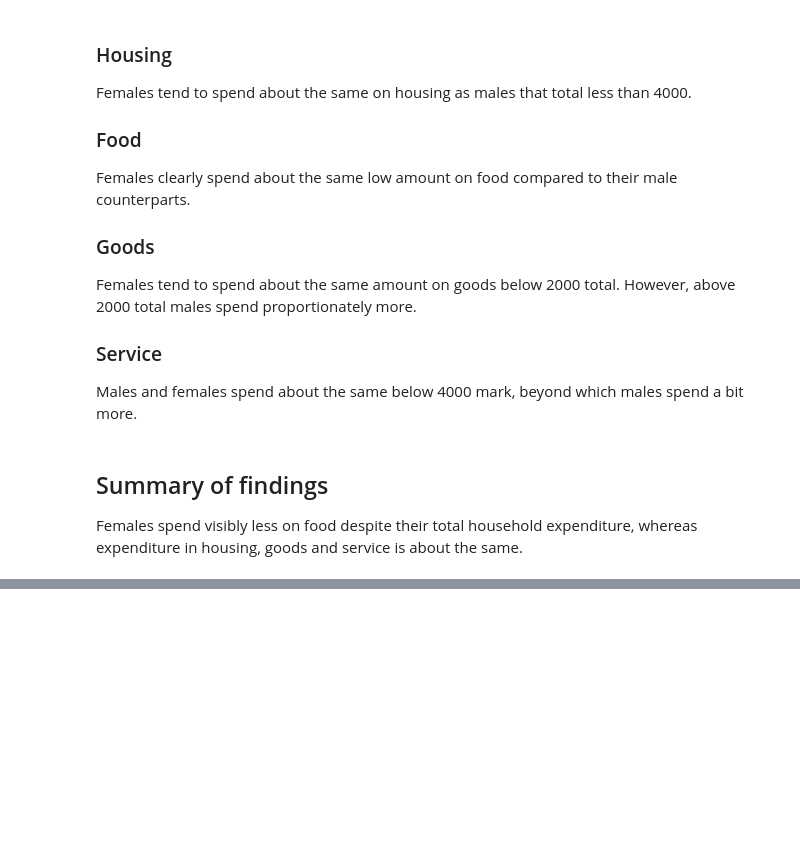
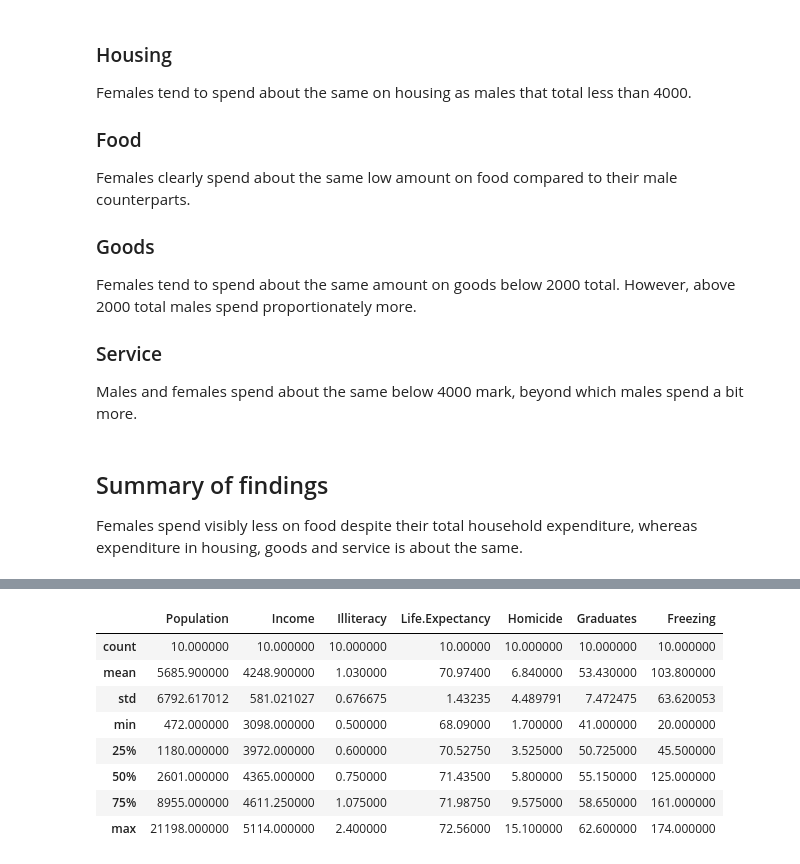
Before and after one commit to seporaitis/hsaur-python, a Jupyter notebook: Chapter2.ipynb, the cells around one changed output, grey strips where cells are left out. Saved outputs shown, nothing was run; the diff lists cells and outputs as text; code cells hidden in the pictures; blank space fills up the shorter version.

```diff
--- a/Chapter2.ipynb
+++ b/Chapter2.ipynb
@@ -414,0 +449,12 @@ Females spend visibly less on food despite their total household expenditure, wh
+# %%
+usstates.describe()
+# %% [output]
+|  | Population | Income | Illiteracy | Life.Expectancy | Homicide | Graduates | Freezing |
+| count | 10.000000 | 10.000000 | 10.000000 | 10.00000 | 10.000000 | 10.000000 | 10.000000 |
+| mean | 5685.900000 | 4248.900000 | 1.030000 | 70.97400 | 6.840000 | 53.430000 | 103.800000 |
+| std | 6792.617012 | 581.021027 | 0.676675 | 1.43235 | 4.489791 | 7.472475 | 63.620053 |
+| min | 472.000000 | 3098.000000 | 0.500000 | 68.09000 | 1.700000 | 41.000000 | 20.000000 |
+| 25% | 1180.000000 | 3972.000000 | 0.600000 | 70.52750 | 3.525000 | 50.725000 | 45.500000 |
+| 50% | 2601.000000 | 4365.000000 | 0.750000 | 71.43500 | 5.800000 | 55.150000 | 125.000000 |
+| 75% | 8955.000000 | 4611.250000 | 1.075000 | 71.98750 | 9.575000 | 58.650000 | 161.000000 |
+| max | 21198.000000 | 5114.000000 | 2.400000 | 72.56000 | 15.100000 | 62.600000 | 174.000000 |
```
Also changed, not shown: parts of 17 cells of this notebook, 2 other files.
